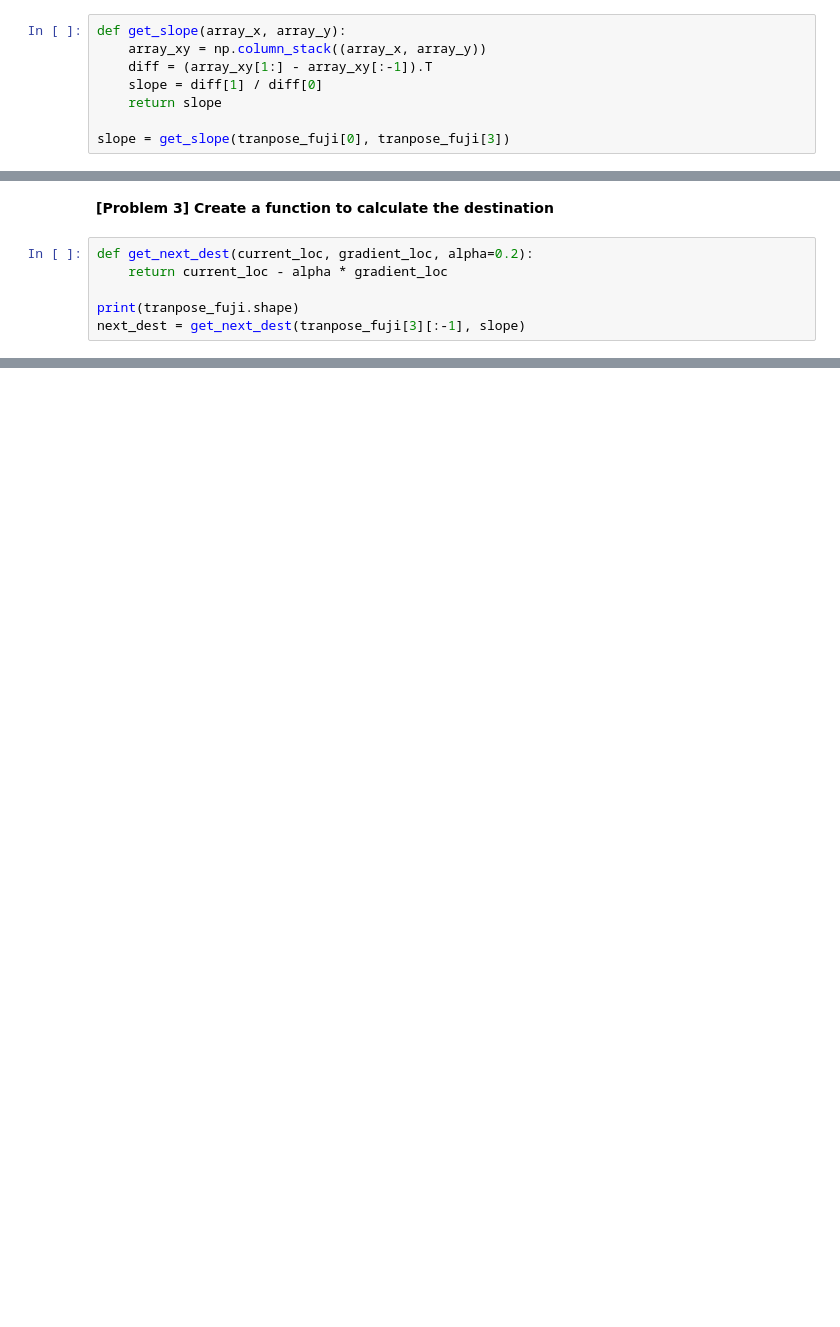
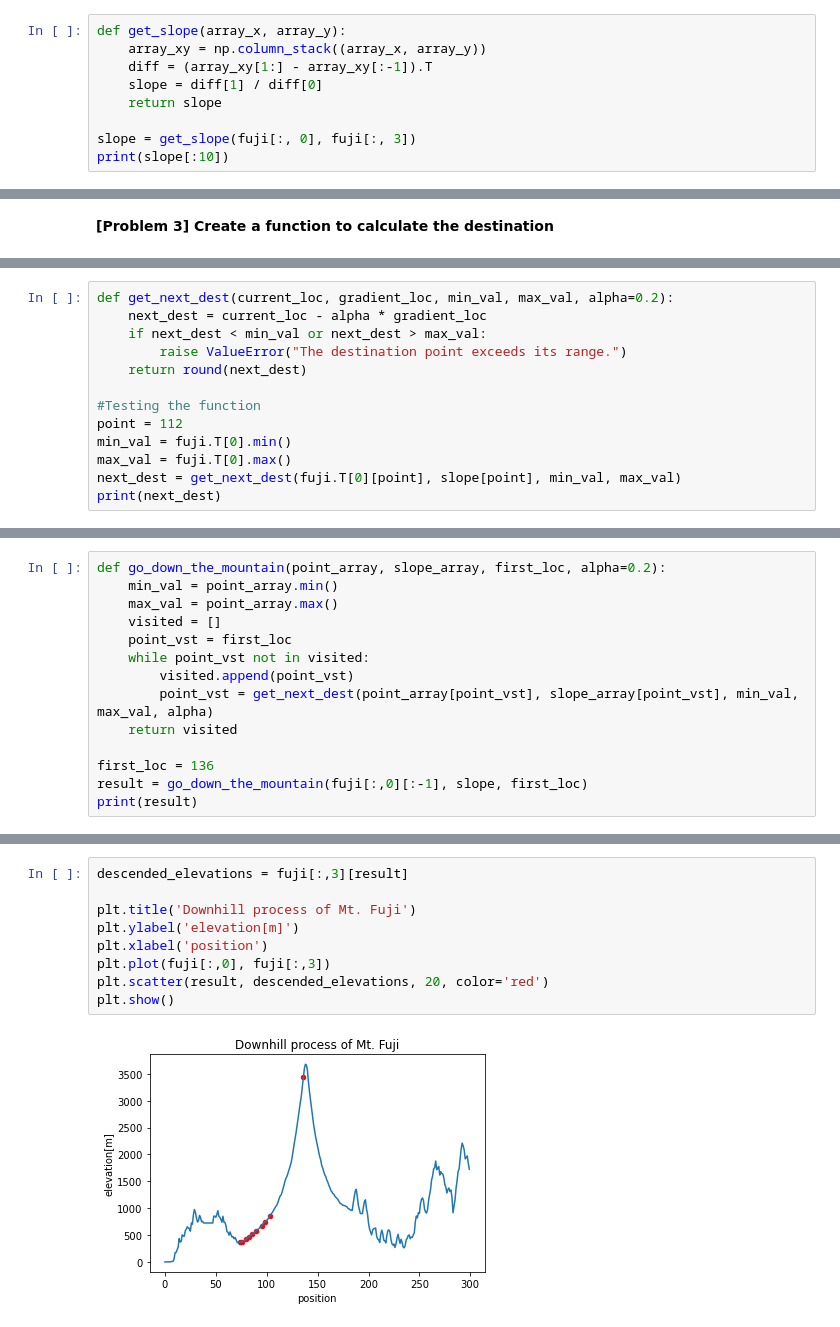
Before and after one commit to dfighter1312/diveintocode-ml, a Jupyter notebook: Week 3/w3-assignment2.ipynb, the cells around one changed output, grey strips where cells are left out. Saved outputs shown, nothing was run; the diff lists cells and outputs as text; blank space fills up the shorter version.

```diff
--- a/Week 3/w3-assignment2.ipynb
+++ b/Week 3/w3-assignment2.ipynb
@@ -43,4 +42,5 @@ def get_slope(array_x, array_y):
     slope = diff[1] / diff[0]
     return slope
 
-slope = get_slope(tranpose_fuji[0], tranpose_fuji[3])
+slope = get_slope(fuji[:, 0], fuji[:, 3])
+print(slope[:10])
@@ -47,8 +49,2 @@ slope = get_slope(tranpose_fuji[0], tranpose_fuji[3])
 # %% [markdown]
 **[Problem 3] Create a function to calculate the destination**
-# %%
-def get_next_dest(current_loc, gradient_loc, alpha=0.2):
-    return current_loc - alpha * gradient_loc
-
-print(tranpose_fuji.shape)
-next_dest = get_next_dest(tranpose_fuji[3][:-1], slope)
@@ -77,0 +51,13 @@ print(np.column_stack((next_dest, tranpose_fuji[3][:-1])))
+# %%
+def get_next_dest(current_loc, gradient_loc, min_val, max_val, alpha=0.2):
+    next_dest = current_loc - alpha * gradient_loc
+    if next_dest < min_val or next_dest > max_val:
+        raise ValueError("The destination point exceeds its range.")
+    return round(next_dest)
+
+#Testing the function
+point = 112
+min_val = fuji.T[0].min()
+max_val = fuji.T[0].max()
+next_dest = get_next_dest(fuji.T[0][point], slope[point], min_val, max_val)
+print(next_dest)
@@ -77,0 +68,14 @@ print(np.column_stack((next_dest, tranpose_fuji[3][:-1])))
+# %%
+def go_down_the_mountain(point_array, slope_array, first_loc, alpha=0.2):
+    min_val = point_array.min()
+    max_val = point_array.max()
+    visited = []
+    point_vst = first_loc
+    while point_vst not in visited:
+        visited.append(point_vst)
+        point_vst = get_next_dest(point_array[point_vst], slope_array[point_vst], min_val, max_val, alpha)
+    return visited
+
+first_loc = 136
+result = go_down_the_mountain(fuji[:,0][:-1], slope, first_loc)
+print(result)
@@ -77,0 +84,11 @@ print(np.column_stack((next_dest, tranpose_fuji[3][:-1])))
+# %%
+descended_elevations = fuji[:,3][result]
+
+plt.title('Downhill process of Mt. Fuji')
+plt.ylabel('elevation[m]')
+plt.xlabel('position')
+plt.plot(fuji[:,0], fuji[:,3])
+plt.scatter(result, descended_elevations, 20, color='red')
+plt.show()
+# %% [output]
+[figure, added]
```
Also changed, not shown: parts of 15 cells of this notebook.
